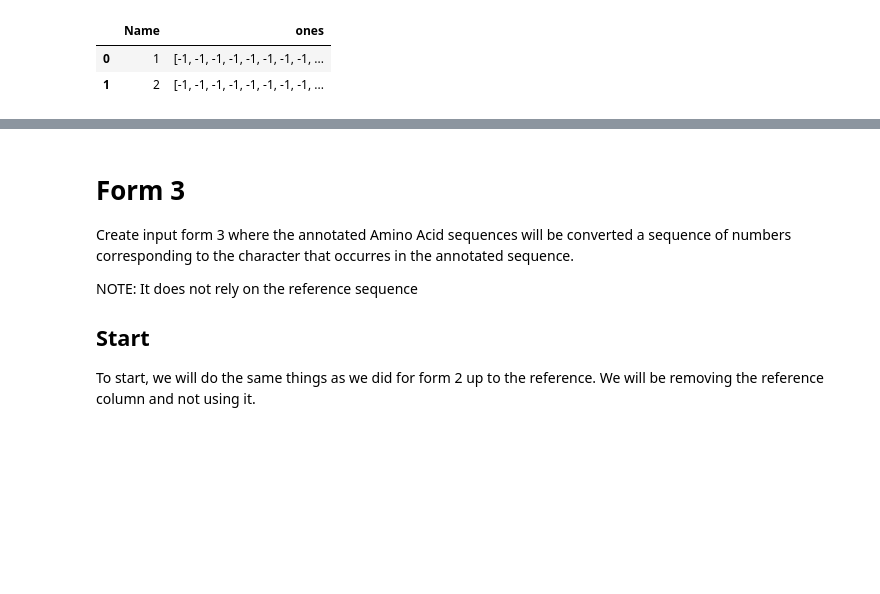
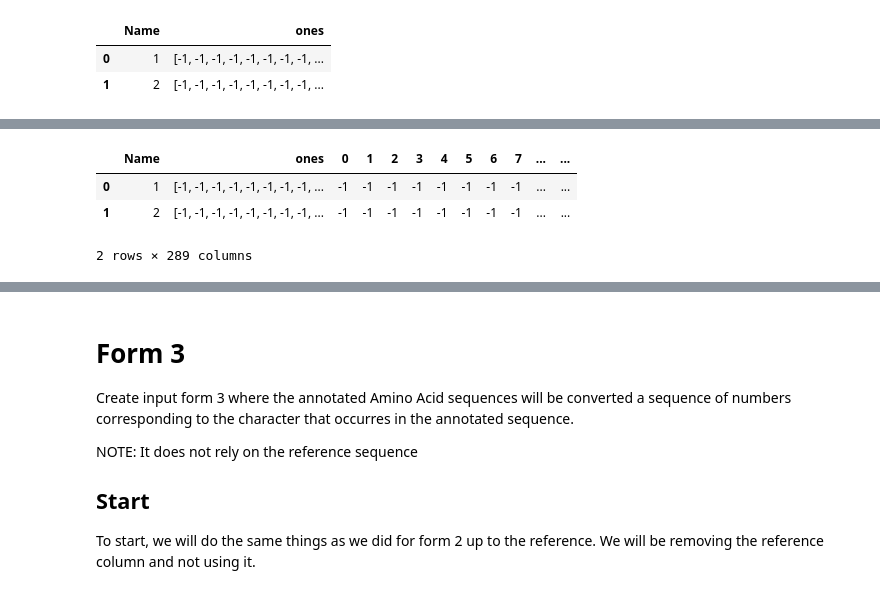
Before and after one commit to 14corman/mic-pred-feat-select, a Jupyter notebook: notebooks/data_processing.ipynb, the cells around one changed output, grey strips where cells are left out. Drawn from its saved outputs; the diff is of its cells as text; code cells hidden in the pictures; blank space fills up the shorter version.

```diff
--- a/notebooks/data_processing.ipynb
+++ b/notebooks/data_processing.ipynb
@@ -290,0 +333,18 @@ pd.read_csv('form_2.csv').head()
+# %%
+# If there are any '-' in the reference sequence, remove it
+reference = [x for x in reference if x != '-']
+
+# Used for max length in padding
+reference_length = len(reference)
+# %%
+new_lists = pd.DataFrame(pad_sequences(msa_df["ones"], padding='post', maxlen=reference_length, value=-99, truncating='post'))
+# %%
+# Concatenate old and new dataframe so that rows match up.
+msa_df = pd.concat([msa_df, new_lists], axis=1)
+# %%
+msa_df.head()
+# %% [output]
+|  | Name | ones | 0 | 1 | 2 | 3 | 4 | 5 | 6 | 7 | ... | ... |
+| 0 | 1 | [-1, -1, -1, -1, -1, -1, -1, -1, ... | -1 | -1 | -1 | -1 | -1 | -1 | -1 | -1 | ... | ... |
+| 1 | 2 | [-1, -1, -1, -1, -1, -1, -1, -1, ... | -1 | -1 | -1 | -1 | -1 | -1 | -1 | -1 | ... | ... |
+2 rows × 289 columns
```
Also changed, not shown: parts of 18 cells of this notebook, 8 other files.
